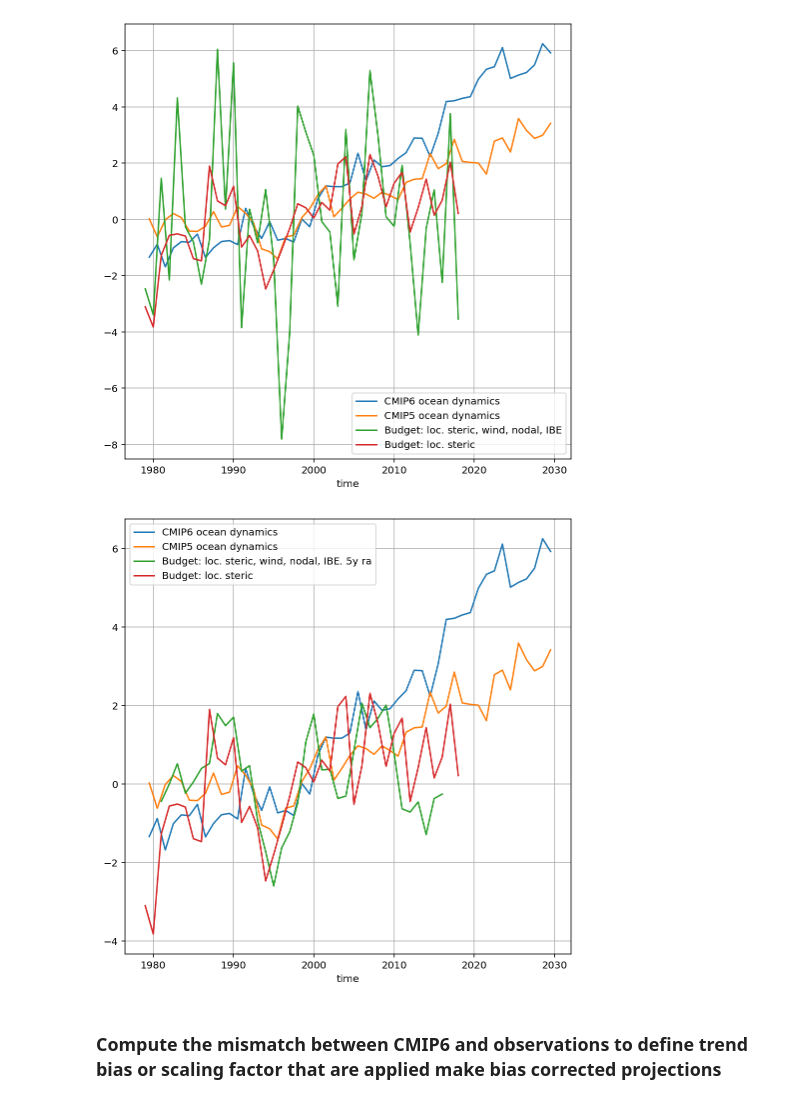
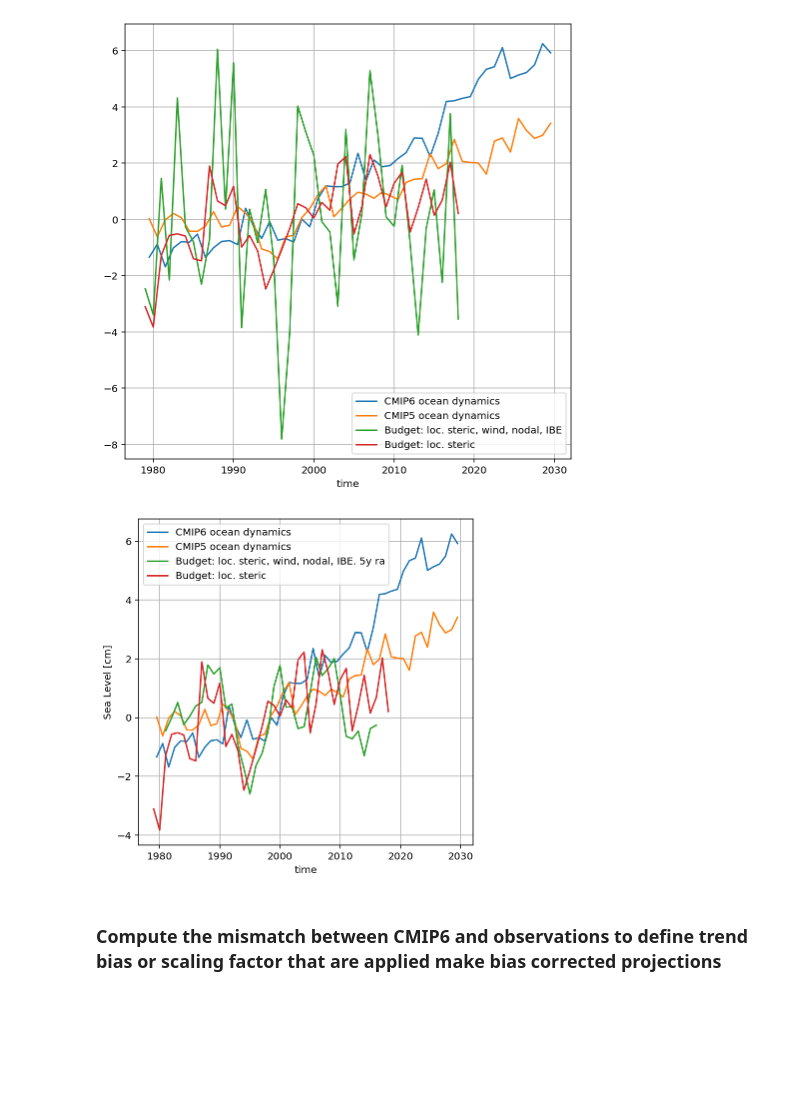
Before and after one commit to dlebars/CMIP_SeaLevel, a Jupyter notebook: notebooks/compare_zos_budget.ipynb, the cells around one changed output. Saved outputs shown, nothing was run; the diff lists cells and outputs as text; code cells hidden in the pictures; blank space fills up the shorter version.

```diff
--- a/notebooks/compare_zos_budget.ipynb
+++ b/notebooks/compare_zos_budget.ipynb
@@ -22,8 +22,8 @@ dc.set(**{'array.slicing.split_large_chunks': True})
 # %%
 cmip_data_dir = '../outputs/'
 
-path_fig = ('/Users/dewilebars/Projects/KNMIClimateScenarios2021-2023/KNMI21/'+
-            'projections/figures/')
+path_fig = ('/Users/dewilebars/Projects/KNMIClimateScenarios2021-2023/'+
+            '2021_KNMIsignal_21/projections/figures/')
 # %%
 path_slb = '/Users/dewilebars/Projects/SLBudget/outputs/'
 budget_df = pd.read_csv(path_slb+
@@ -77,18 +77,19 @@ ax.grid(True)
 # %% [output]
 [figure]
 # %%
-fig, ax = plt.subplots(figsize=(8,8))
+fig, ax = plt.subplots(figsize=(6,6))
 
 cmip6_mean_df.plot(legend=True, label='CMIP6 ocean dynamics')
 cmip5_mean_df.plot(legend=True, label='CMIP5 ocean dynamics')
 budget_LocOcean.rolling(5, center=True).mean().plot(legend=True, label='Budget: loc. steric, wind, nodal, IBE. 5y ra')
 (budget_df['LocSteric']- budget_df['LocSteric'].loc[1986:2005].mean() ).plot(legend=True, label='Budget: loc. steric')
 
+ax.set_ylabel('Sea Level [cm]')
 ax.grid(True)
 
-#plt.savefig(path_fig+'comp_ocean_dynamics_smoother.pdf', dpi=150)
+plt.savefig(path_fig+'comp_ocean_dynamics_smoother.pdf', dpi=150)
 # %% [output]
-[figure, old version]
+[figure, new version]
 # %% [markdown]
 ### Compute the mismatch between CMIP6 and observations to define trend bias or scaling factor that are applied make bias corrected projections
 # %%
```
Also changed, not shown: 6 other files.
